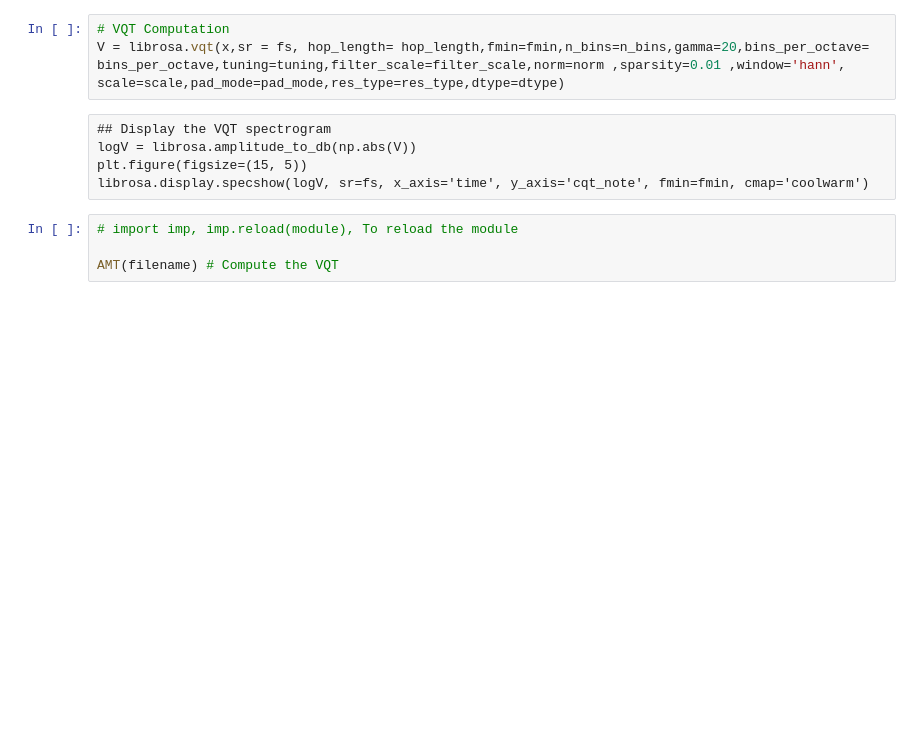
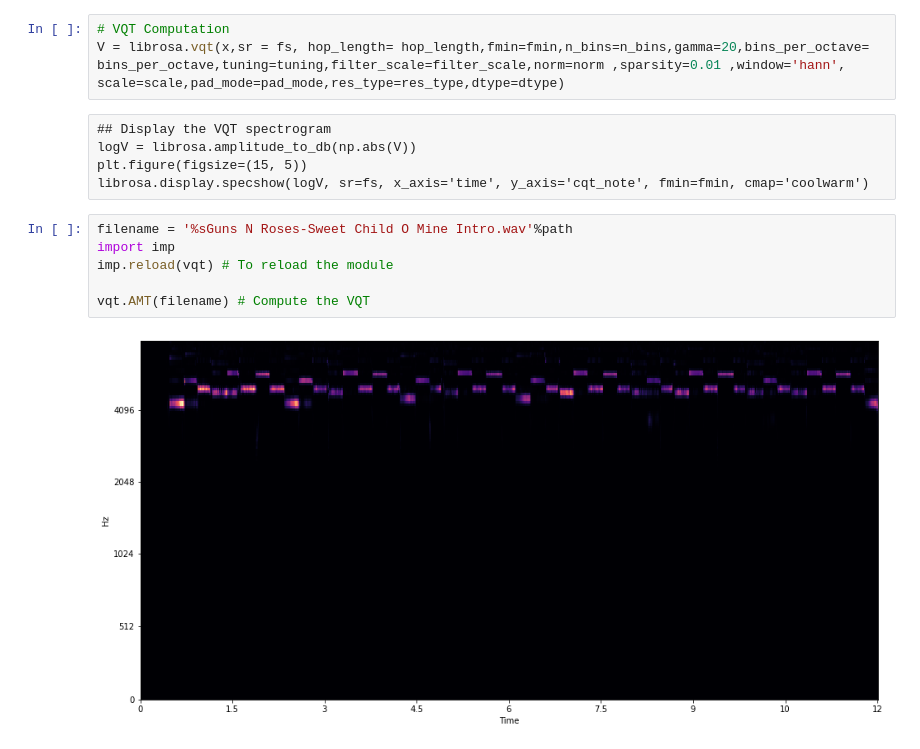
Before and after one commit to SboneloMdluli/Automatic-Music-Transcription-using-Deep-Learning, a Jupyter notebook: Digital Signals Processing/VQT.ipynb, the cells around one changed output. Cells and saved outputs as stored; diff of their text form; blank space fills up the shorter version.

```diff
--- a/Digital Signals Processing/VQT.ipynb
+++ b/Digital Signals Processing/VQT.ipynb
@@ -54,6 +54,10 @@ logV = librosa.amplitude_to_db(np.abs(V))
 plt.figure(figsize=(15, 5))
 librosa.display.specshow(logV, sr=fs, x_axis='time', y_axis='cqt_note', fmin=fmin, cmap='coolwarm')
 # %%
-# import imp, imp.reload(module), To reload the module
+filename = '%sGuns N Roses-Sweet Child O Mine Intro.wav'%path
+import imp
+imp.reload(vqt) # To reload the module
 
-AMT(filename) # Compute the VQT
+vqt.AMT(filename) # Compute the VQT
+# %% [output]
+[figure, added]
```
Also changed, not shown: parts of 1 cell of this notebook, 1 other file.
